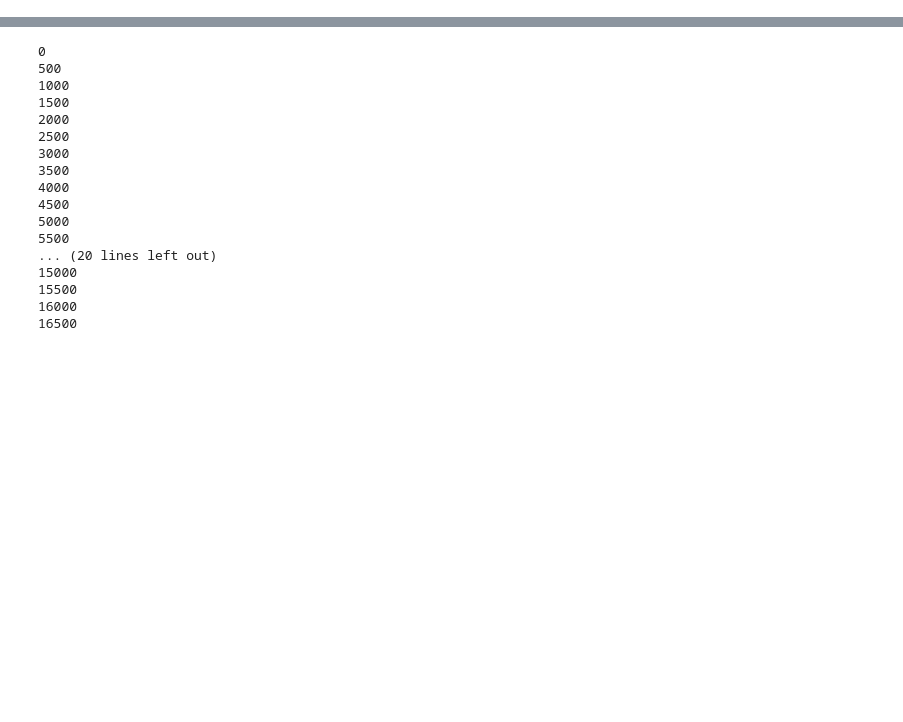
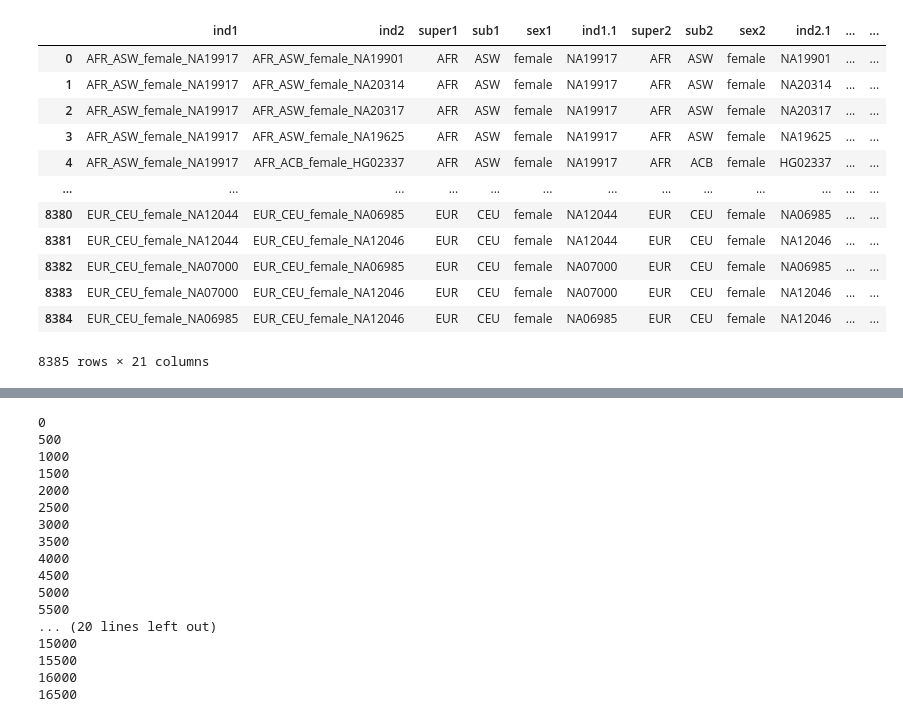
Before and after one commit to erin-n-gilbertson/3DGenome-diversity, a Jupyter notebook: activeNotebooks/Pairwise_sequence.ipynb, the cells around one changed output, grey strips where cells are left out. Saved outputs shown, nothing was run; the diff lists cells and outputs as text; code cells hidden in the pictures; blank space fills up the shorter version.

```diff
--- a/activeNotebooks/Pairwise_sequence.ipynb
+++ b/activeNotebooks/Pairwise_sequence.ipynb
@@ -53,5 +64,21 @@ def get_continuous_cmap(hex_list, float_list=None):
 # %%
 comp_list = pd.read_csv('/wynton/group/capra/projects/modern_human_3Dgenome/results/comp_tables/pairwise_subsample_genomewide_averages.csv',
                        index_col=0)
+# %%
+comp_list
+# %% [output]
+|  | ind1 | ind2 | super1 | sub1 | sex1 | ind1.1 | super2 | sub2 | sex2 | ind2.1 | ... | ... |
+| 0 | AFR_ASW_female_NA19917 | AFR_ASW_female_NA19901 | AFR | ASW | female | NA19917 | AFR | ASW | female | NA19901 | ... | ... |
+| 1 | AFR_ASW_female_NA19917 | AFR_ASW_female_NA20314 | AFR | ASW | female | NA19917 | AFR | ASW | female | NA20314 | ... | ... |
+| 2 | AFR_ASW_female_NA19917 | AFR_ASW_female_NA20317 | AFR | ASW | female | NA19917 | AFR | ASW | female | NA20317 | ... | ... |
+| 3 | AFR_ASW_female_NA19917 | AFR_ASW_female_NA19625 | AFR | ASW | female | NA19917 | AFR | ASW | female | NA19625 | ... | ... |
+| 4 | AFR_ASW_female_NA19917 | AFR_ACB_female_HG02337 | AFR | ASW | female | NA19917 | AFR | ACB | female | HG02337 | ... | ... |
+| ... | ... | ... | ... | ... | ... | ... | ... | ... | ... | ... | ... | ... |
+| 8380 | EUR_CEU_female_NA12044 | EUR_CEU_female_NA06985 | EUR | CEU | female | NA12044 | EUR | CEU | female | NA06985 | ... | ... |
+| 8381 | EUR_CEU_female_NA12044 | EUR_CEU_female_NA12046 | EUR | CEU | female | NA12044 | EUR | CEU | female | NA12046 | ... | ... |
+| 8382 | EUR_CEU_female_NA07000 | EUR_CEU_female_NA06985 | EUR | CEU | female | NA07000 | EUR | CEU | female | NA06985 | ... | ... |
+| 8383 | EUR_CEU_female_NA07000 | EUR_CEU_female_NA12046 | EUR | CEU | female | NA07000 | EUR | CEU | female | NA12046 | ... | ... |
+| 8384 | EUR_CEU_female_NA06985 | EUR_CEU_female_NA12046 | EUR | CEU | female | NA06985 | EUR | CEU | female | NA12046 | ... | ... |
+8385 rows × 21 columns
 # %%
 all_indivs = list(set(comp_list.ind1.unique()) | set(comp_list.ind2.unique()))
```
Also changed, not shown: parts of 9 cells of this notebook, 3 other files.
